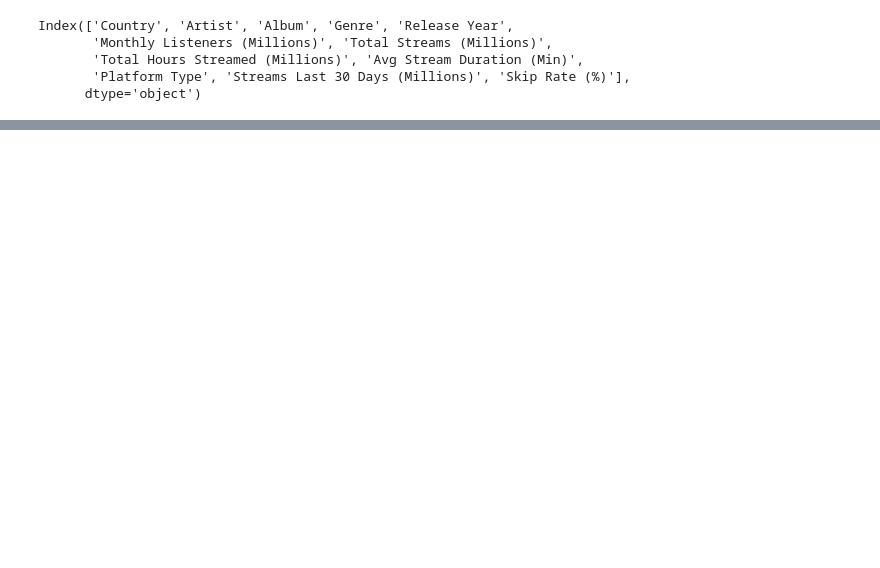
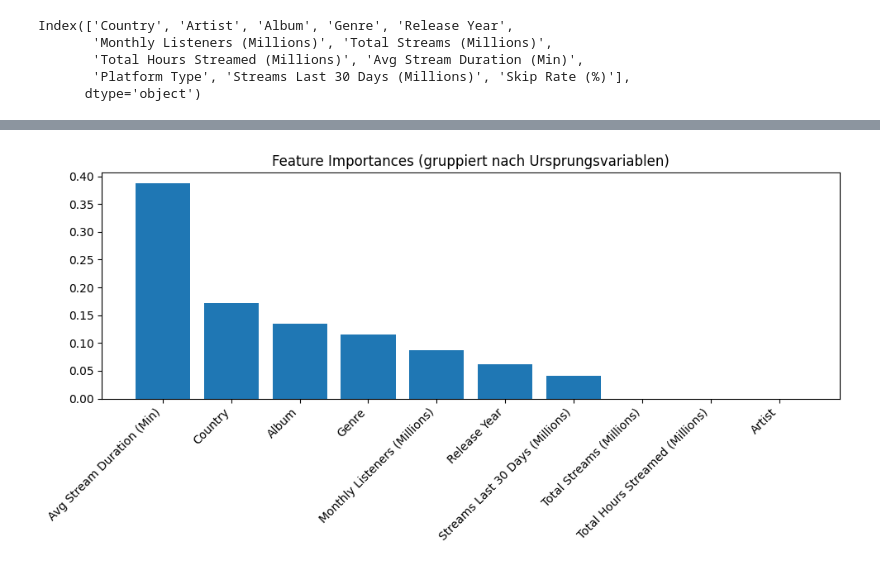
Before and after one commit to LeXeS2/spotify_angewandte_datenanalyse, a Jupyter notebook: spotify.ipynb, the cells around one changed output, grey strips where cells are left out. Drawn from its saved outputs; the diff is of its cells as text; code cells hidden in the pictures; blank space fills up the shorter version.

```diff
--- a/spotify.ipynb
+++ b/spotify.ipynb
@@ -84,0 +191,35 @@ plt.show()
+# %%
+from collections import defaultdict
+
+# Feature-Importances gruppiert nach Ursprungsvariablen anzeigen
+importances = reg_tree.feature_importances_
+feature_names = X_encoded.columns
+
+# Ursprungsvariablen bestimmen
+orig_vars = feature_cols
+
+# Initialisiert ein Dictionary mit Listen für jede Ursprungsvariable
+var_to_cols = defaultdict(list)
+for col in feature_names:
+    found = False
+    for var in orig_vars:
+        if col == var or col.startswith(var + '_'):
+            var_to_cols[var].append(col)
+            found = True
+            break
+    if not found:
+        var_to_cols[col].append(col)  # falls neue Spalten auftauchen
+
+# Importance pro Ursprungsvariable aufsummieren
+summed_importances = {var: importances[[feature_names.get_loc(c) for c in cols]].sum() for var, cols in var_to_cols.items()}
+# Sortieren
+sorted_vars = sorted(summed_importances, key=summed_importances.get, reverse=True)
+
+plt.figure(figsize=(10,5))
+plt.title("Feature Importances (gruppiert nach Ursprungsvariablen)")
+plt.bar(range(len(sorted_vars)), [summed_importances[v] for v in sorted_vars], align="center")
+plt.xticks(range(len(sorted_vars)), sorted_vars, rotation=45, ha='right')
+plt.tight_layout()
+plt.show()
+# %% [output]
+[figure, added]
```
Also changed, not shown: parts of 11 cells of this notebook.
